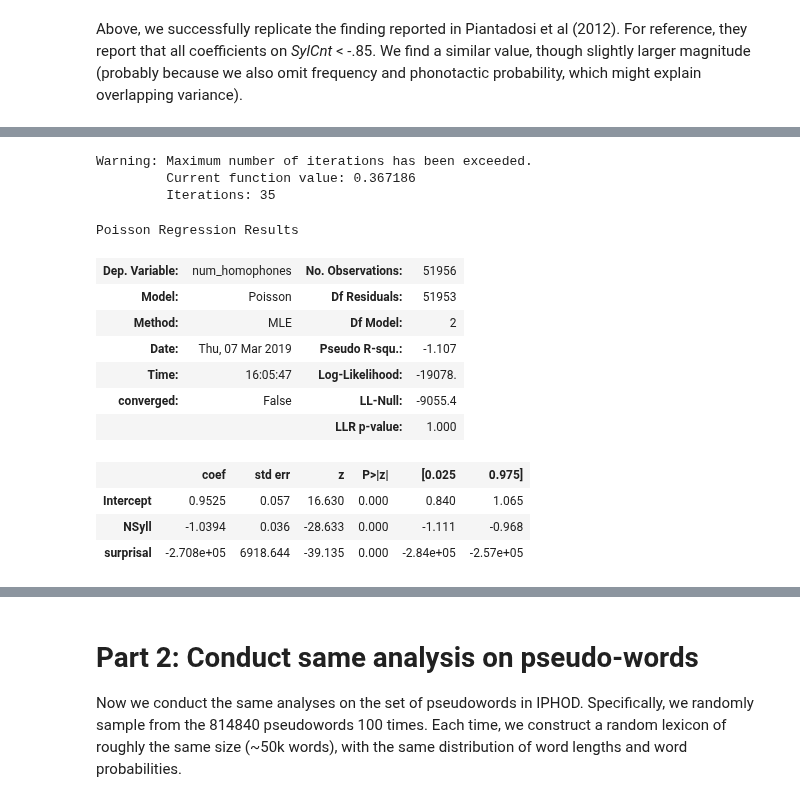
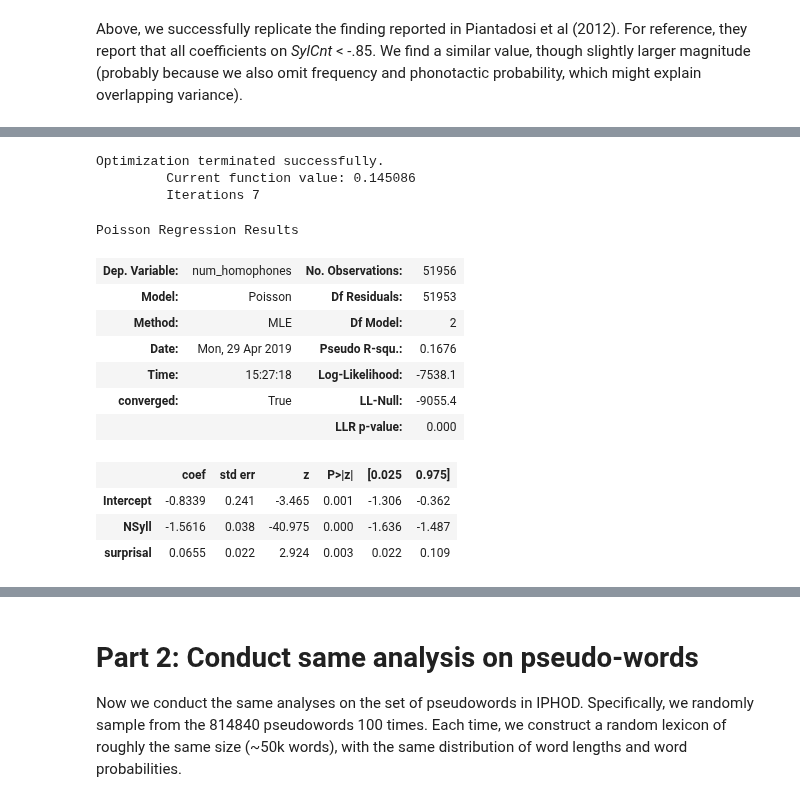
Before and after one commit to seantrott/homophone_simulations, a Jupyter notebook: homophone_notebook.ipynb, the cells around one changed output, grey strips where cells are left out. Drawn from its saved outputs; the diff is of its cells as text; code cells hidden in the pictures.

Commit message:
using null lexicons

```diff
--- a/homophone_notebook.ipynb
+++ b/homophone_notebook.ipynb
@@ -105,0 +153,6 @@ See the caveats in the documentation: http://pandas.pydata.org/pandas-docs/stabl
+# %%
+# This is to make sure we don't take log of a negative
+df_processed['strTPAV_scaled'] = df_processed['strTPAV'] + .00001
+df_processed['surprisal'] = df_processed['strTPAV_scaled'].apply(lambda x: -math.log(x))
+df_processed['surprisal_normalized'] = df_processed['surprisal'] / df_processed['NPhon']
+df_processed.hist(column='surprisal_normalized')
@@ -106,23 +166,22 @@ See the caveats in the documentation: http://pandas.pydata.org/pandas-docs/stabl
 # %%
-df_processed['surprisal'] = df_processed['strTPAV'] / df_processed['NPhon']
-result = sm.poisson(formula=FORMULA, data=df_processed).fit()
+result = sm.poisson(formula="num_homophones ~ NSyll + surprisal", data=df_processed).fit()
 result.summary()
 # %% [output]
-Warning: Maximum number of iterations has been exceeded.
-         Current function value: 0.367186
-         Iterations: 35
+Optimization terminated successfully.
+         Current function value: 0.145086
+         Iterations 7
 Poisson Regression Results
 | Dep. Variable: | num_homophones | No. Observations: | 51956 |
 | Model: | Poisson | Df Residuals: | 51953 |
 | Method: | MLE | Df Model: | 2 |
-| Date: | Thu, 07 Mar 2019 | Pseudo R-squ.: | -1.107 |
-| Time: | 16:05:47 | Log-Likelihood: | -19078. |
-| converged: | False | LL-Null: | -9055.4 |
-|  |  | LLR p-value: | 1.000 |
+| Date: | Mon, 29 Apr 2019 | Pseudo R-squ.: | 0.1676 |
+| Time: | 15:27:18 | Log-Likelihood: | -7538.1 |
+| converged: | True | LL-Null: | -9055.4 |
+|  |  | LLR p-value: | 0.000 |
 |  | coef | std err | z | P>|z| | [0.025 | 0.975] |
-| Intercept | 0.9525 | 0.057 | 16.630 | 0.000 | 0.840 | 1.065 |
-| NSyll | -1.0394 | 0.036 | -28.633 | 0.000 | -1.111 | -0.968 |
-| surprisal | -2.708e+05 | 6918.644 | -39.135 | 0.000 | -2.84e+05 | -2.57e+05 |
+| Intercept | -0.8339 | 0.241 | -3.465 | 0.001 | -1.306 | -0.362 |
+| NSyll | -1.5616 | 0.038 | -40.975 | 0.000 | -1.636 | -1.487 |
+| surprisal | 0.0655 | 0.022 | 2.924 | 0.003 | 0.022 | 0.109 |
 # %%
 REAL_LENGTH_COEF = result.params['NSyll']
 REAL_SURPRISAL_COEF = result.params['surprisal']
```
Also changed, not shown: parts of 51 cells of this notebook, 7 other files.
